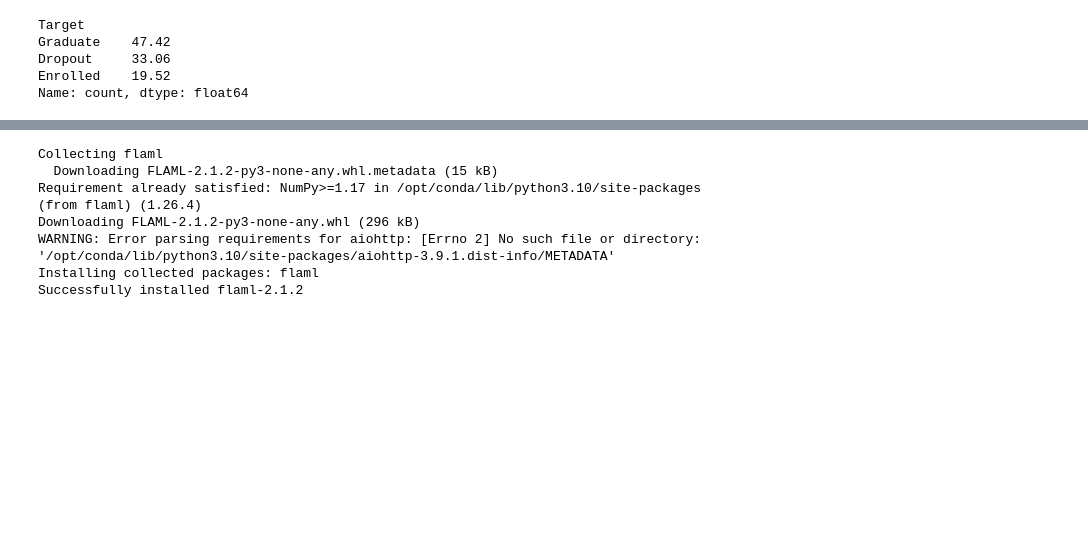
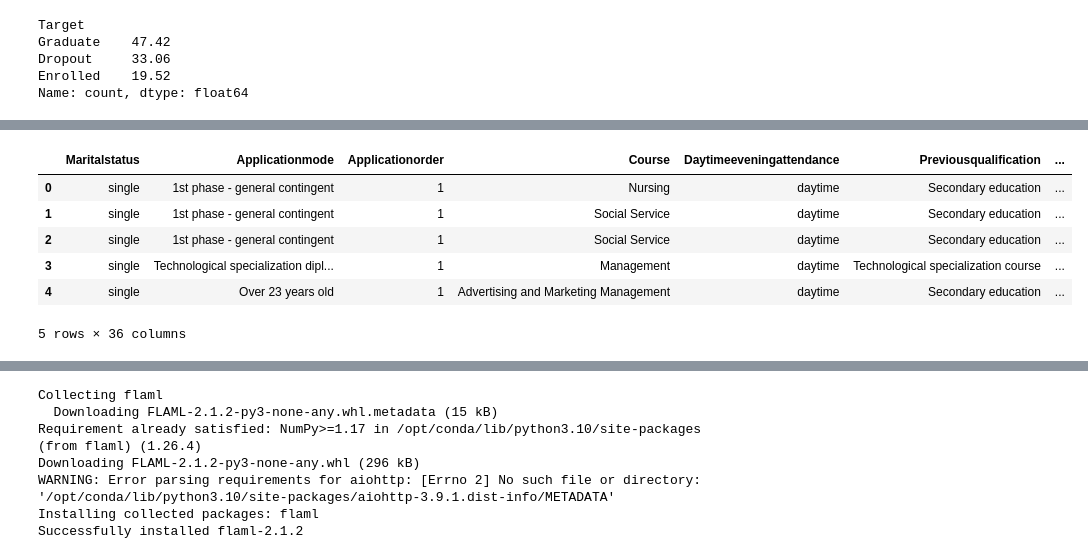
Before and after one commit to GDGauravDutta/Analysis, a Jupyter notebook: pss4e6-flaml-accuracy.ipynb, the cells around one changed output, grey strips where cells are left out. Cells and saved outputs as stored; diff of their text form; code cells hidden in the pictures; blank space fills up the shorter version.

```diff
--- a/pss4e6-flaml-accuracy.ipynb
+++ b/pss4e6-flaml-accuracy.ipynb
@@ -1898,3 +73,0 @@ memory usage: 22.2+ MB
-# %%
-test['Nationality']=test['Nationality'].replace({'Turkish':np.NaN})
-test.info()
@@ -1958,6 +73,0 @@ memory usage: 22.2+ MB
-# %%
-test["Mother's qualification"]=test["Mother's qualification"].replace({25:np.NaN,
-                                         13:np.NaN,
-                                        31:np.NaN,
-                                        33:np.NaN})
-test.info()
@@ -2111,6 +73,0 @@ memory usage: 22.2+ MB
-# %%
-test["Father's qualification"]=test["Father's qualification"].replace({16:np.NaN,
-                                         28:np.NaN,
-                                        7:np.NaN,
-                                        21:np.NaN})
-test.info()
@@ -2241,5 +73,0 @@ memory usage: 22.2+ MB
-# %%
-test["Father's qualification"]=test["Father's qualification"].replace({'Supplementary Accounting and Administration':np.NaN,
-                                                                         'General Course of Administration and Commerce' :np.NaN,
-                                                                         'Complementary High School Course - not concluded' :np.NaN})
-test.info()
@@ -2364,3 +106,14 @@ train[train.isnull().any(axis=1)].head()
+# %%
+test = test.rename(columns = lambda x:re.sub('[^A-Za-z0-9_]+', '', x))
+test.head()
+# %% [output]
+|  | Maritalstatus | Applicationmode | Applicationorder | Course | Daytimeeveningattendance | Previousqualification | ... |
+| 0 | single | 1st phase - general contingent | 1 | Nursing | daytime | Secondary education | ... |
+| 1 | single | 1st phase - general contingent | 1 | Social Service | daytime | Secondary education | ... |
+| 2 | single | 1st phase - general contingent | 1 | Social Service | daytime | Secondary education | ... |
+| 3 | single | Technological specialization dipl... | 1 | Management | daytime | Technological specialization course | ... |
+| 4 | single | Over 23 years old | 1 | Advertising and Marketing Management | daytime | Secondary education | ... |
+5 rows × 36 columns
 # %%
 def reduce_mem_usage(df):
     """ iterate through all the columns of a dataframe and modify the data type
```
Also changed, not shown: parts of 151 cells of this notebook.
